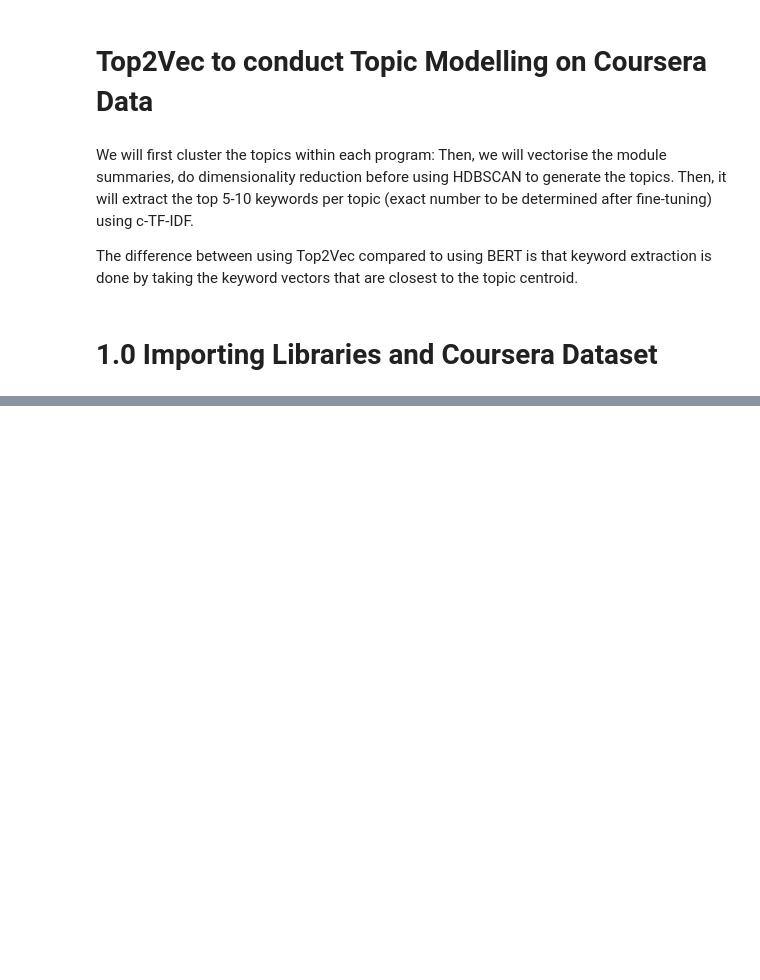
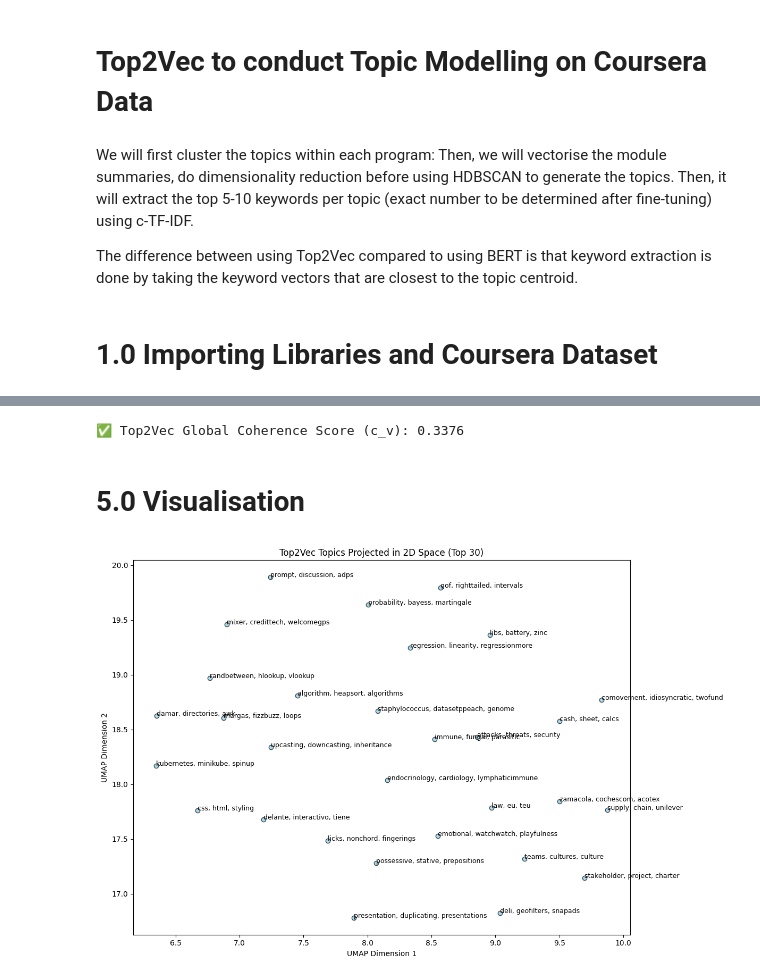
Before and after one commit to sriyanope/IS450-Project, a Jupyter notebook: topic-modelling/Top2Vec/top2vec.ipynb, the cells around one changed output, grey strips where cells are left out. Drawn from its saved outputs; the diff is of its cells as text; code cells hidden in the pictures; blank space fills up the shorter version.

```diff
--- a/topic-modelling/Top2Vec/top2vec.ipynb
+++ b/topic-modelling/Top2Vec/top2vec.ipynb
@@ -430,0 +82,11 @@ Max topic coherence: 0.2416
+# %%
+# Get topic words from Top2Vec
+model = Top2Vec.load("saved models/top2vec_model")
+topic_words, word_scores, topic_scores = model.get_topics()
+
+# Preview the first topic
+print("Sample raw topic from Top2Vec:")
+print(topic_words[0])
+print()
+print("Sample score from Top2Vec:")
+print(word_scores[0])
@@ -430,0 +115,53 @@ Max topic coherence: 0.2416
+# %%
+# Compute the coherence score
+coherence_model = CoherenceModel(
+    topics=topic_words,
+    texts=tokenized,
+    dictionary=dictionary,
+    coherence='c_v'
+)
+
+coherence_score = coherence_model.get_coherence()
+print(f"✅ Top2Vec Global Coherence Score (c_v): {coherence_score:.4f}")
+# %% [output]
+✅ Top2Vec Global Coherence Score (c_v): 0.3376
+# %% [markdown]
+# 5.0 Visualisation
+# %%
+from umap import UMAP
+
+model = Top2Vec.load("saved models/top2vec_model")
+
+# Step 1: Get topic words and scores from get_topics()
+topic_words, word_scores, topic_nums = model.get_topics()
+
+# Step 2: Get the top N topic indices
+top_n = 30
+top_topic_nums = topic_nums[:top_n]  # assumes topic_nums are sorted by importance
+
+# Step 3: Get corresponding vectors and labels
+topic_vectors = model.topic_vectors[top_topic_nums]
+
+# Generate short 3-word labels using topic_words (aligned with top_topic_nums)
+topic_labels = [
+    ', '.join(topic_words[i][:3]) for i in top_topic_nums
+]
+
+# Step 4: UMAP projection
+umap_model = UMAP(n_components=2, random_state=42)
+coords = umap_model.fit_transform(topic_vectors)
+
+# Step 5: Plot
+plt.figure(figsize=(12, 8))
+plt.scatter(coords[:, 0], coords[:, 1], c='skyblue', edgecolors='k', alpha=0.7)
+
+for i, label in enumerate(topic_labels):
+    plt.text(coords[i, 0], coords[i, 1], label, fontsize=9)
+
+plt.title("Top2Vec Topics Projected in 2D Space (Top 30)")
+plt.xlabel("UMAP Dimension 1")
+plt.ylabel("UMAP Dimension 2")
+plt.tight_layout()
+plt.show()
+# %% [output]
+[figure, added]
```
Also changed, not shown: parts of 27 cells of this notebook.
